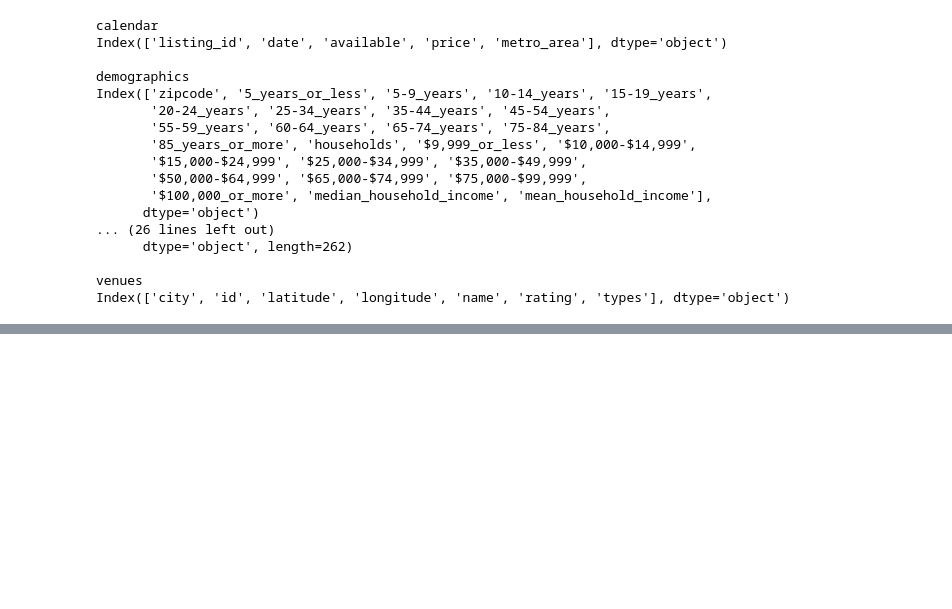
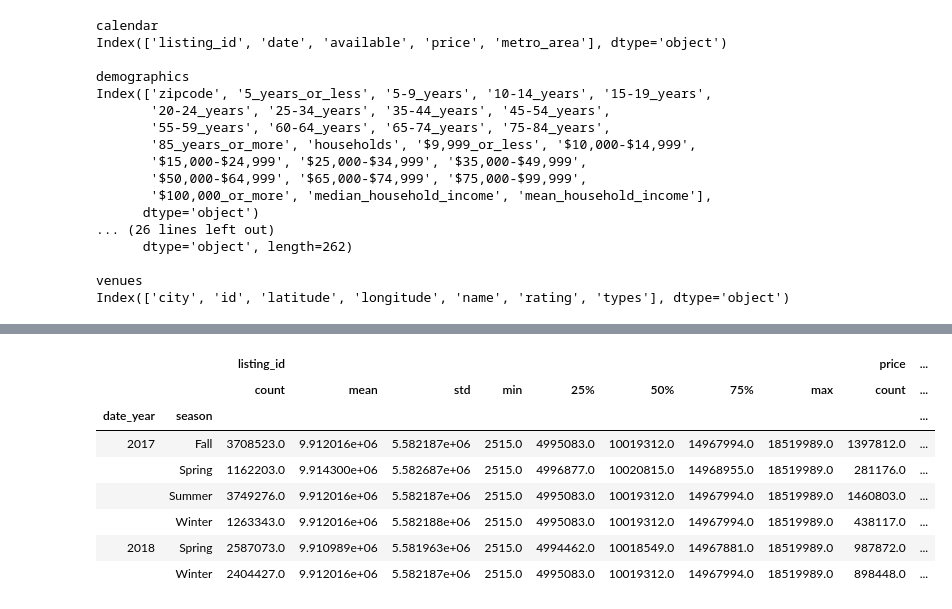
Before and after one commit to terenceneo/Airbnb-NYC-data-study, a Jupyter notebook: AirBnb Data Exploration.ipynb, the cells around one changed output, grey strips where cells are left out. Cells and saved outputs as stored; diff of their text form; code cells hidden in the pictures; blank space fills up the shorter version.

```diff
--- a/AirBnb Data Exploration.ipynb
+++ b/AirBnb Data Exploration.ipynb
@@ -50,0 +246,12 @@ demographics.head()
+# %%
+calendar_nyc.groupby(['date_year','season']).describe()
+# %% [output]
+|  |  | listing_id |  |  |  |  |  |  |  | price | ... |
+|  |  | count | mean | std | min | 25% | 50% | 75% | max | count | ... |
+| date_year | season |  |  |  |  |  |  |  |  |  | ... |
+| 2017 | Fall | 3708523.0 | 9.912016e+06 | 5.582187e+06 | 2515.0 | 4995083.0 | 10019312.0 | 14967994.0 | 18519989.0 | 1397812.0 | ... |
+|  | Spring | 1162203.0 | 9.914300e+06 | 5.582687e+06 | 2515.0 | 4996877.0 | 10020815.0 | 14968955.0 | 18519989.0 | 281176.0 | ... |
+|  | Summer | 3749276.0 | 9.912016e+06 | 5.582187e+06 | 2515.0 | 4995083.0 | 10019312.0 | 14967994.0 | 18519989.0 | 1460803.0 | ... |
+|  | Winter | 1263343.0 | 9.912016e+06 | 5.582188e+06 | 2515.0 | 4995083.0 | 10019312.0 | 14967994.0 | 18519989.0 | 438117.0 | ... |
+| 2018 | Spring | 2587073.0 | 9.910989e+06 | 5.581963e+06 | 2515.0 | 4994462.0 | 10018549.0 | 14967881.0 | 18519989.0 | 987872.0 | ... |
+|  | Winter | 2404427.0 | 9.912016e+06 | 5.582187e+06 | 2515.0 | 4995083.0 | 10019312.0 | 14967994.0 | 18519989.0 | 898448.0 | ... |
```
Also changed, not shown: parts of 23 cells of this notebook, 1 other file.
